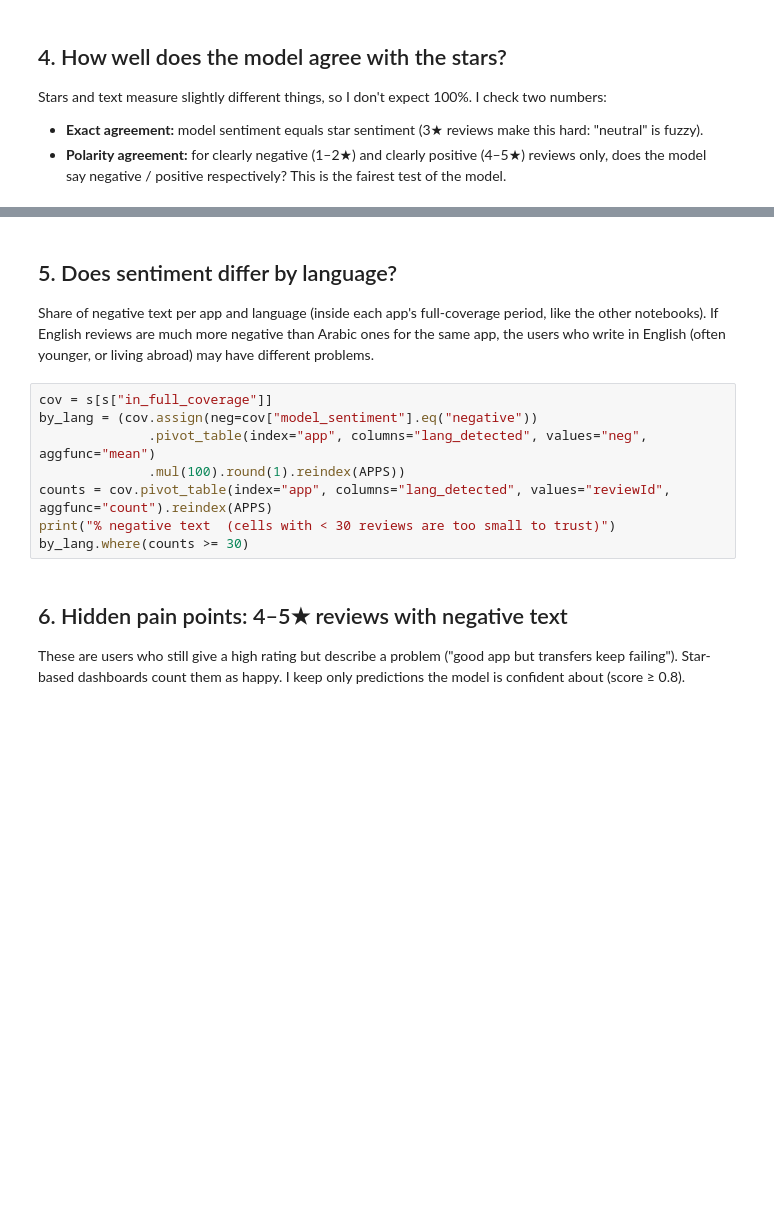
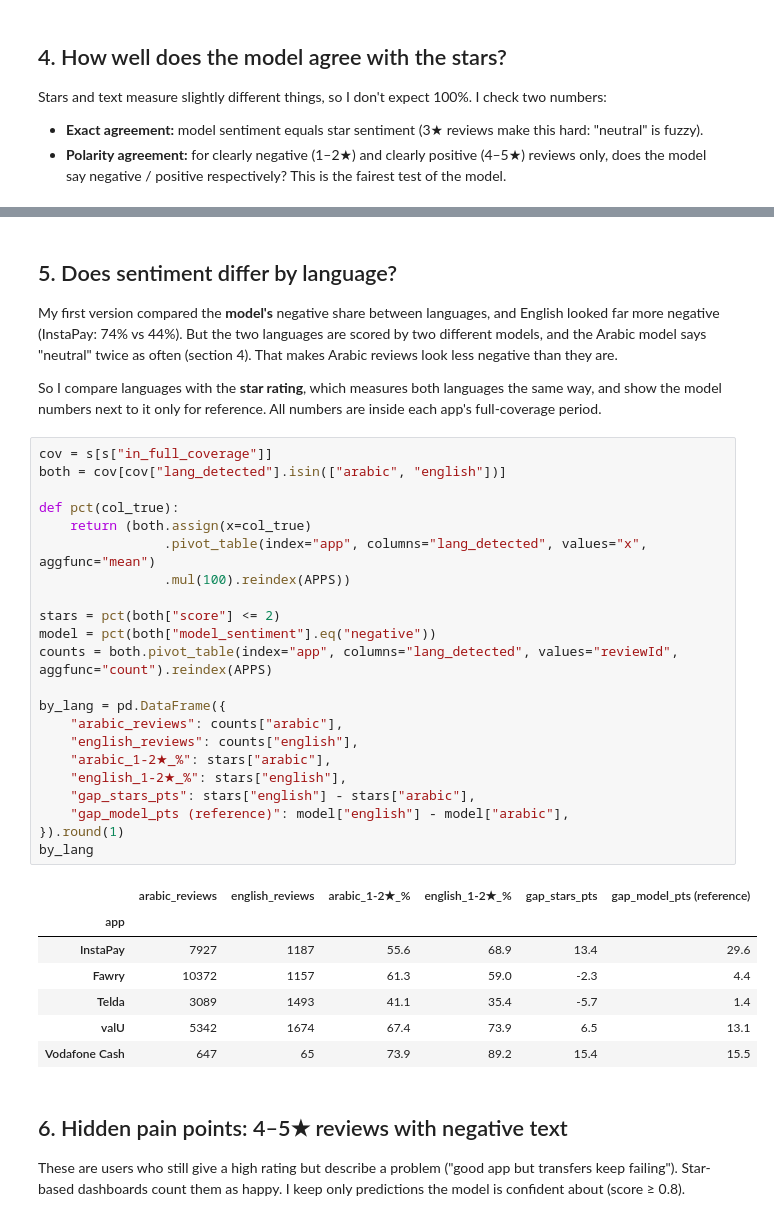
Before and after one commit to MohamedElsadany56/egypt-fintech-reviews, a Jupyter notebook: notebooks/04_sentiment.ipynb, the cells around one changed output, grey strips where cells are left out. Cells and saved outputs as stored; diff of their text form; blank space fills up the shorter version.

```diff
--- a/notebooks/04_sentiment.ipynb
+++ b/notebooks/04_sentiment.ipynb
@@ -179,17 +269,42 @@ for lang in ["arabic", "english"]:
 # %% [markdown]
 ## 5. Does sentiment differ by language?
 
-Share of negative text per app and language (inside each app's full-coverage period, like the other notebooks).
-If English reviews are much more negative than Arabic ones for the same app, the users who write in English
-(often younger, or living abroad) may have different problems.
+My first version compared the **model's** negative share between languages, and English looked far more negative
+(InstaPay: 74% vs 44%). But the two languages are scored by two different models, and the Arabic model says
+"neutral" twice as often (section 4). That makes Arabic reviews look less negative than they are.
+
+So I compare languages with the **star rating**, which measures both languages the same way, and show the model
+numbers next to it only for reference. All numbers are inside each app's full-coverage period.
 # %%
 cov = s[s["in_full_coverage"]]
-by_lang = (cov.assign(neg=cov["model_sentiment"].eq("negative"))
-              .pivot_table(index="app", columns="lang_detected", values="neg", aggfunc="mean")
-              .mul(100).round(1).reindex(APPS))
-counts = cov.pivot_table(index="app", columns="lang_detected", values="reviewId", aggfunc="count").reindex(APPS)
-print("% negative text  (cells with < 30 reviews are too small to trust)")
-by_lang.where(counts >= 30)
+both = cov[cov["lang_detected"].isin(["arabic", "english"])]
+
+def pct(col_true):
+    return (both.assign(x=col_true)
+                .pivot_table(index="app", columns="lang_detected", values="x", aggfunc="mean")
+                .mul(100).reindex(APPS))
+
+stars = pct(both["score"] <= 2)
+model = pct(both["model_sentiment"].eq("negative"))
+counts = both.pivot_table(index="app", columns="lang_detected", values="reviewId", aggfunc="count").reindex(APPS)
+
+by_lang = pd.DataFrame({
+    "arabic_reviews": counts["arabic"],
+    "english_reviews": counts["english"],
+    "arabic_1-2★_%": stars["arabic"],
+    "english_1-2★_%": stars["english"],
+    "gap_stars_pts": stars["english"] - stars["arabic"],
+    "gap_model_pts (reference)": model["english"] - model["arabic"],
+}).round(1)
+by_lang
+# %% [output]
+|  | arabic_reviews | english_reviews | arabic_1-2★_% | english_1-2★_% | gap_stars_pts | gap_model_pts (reference) |
+| app |  |  |  |  |  |  |
+| InstaPay | 7927 | 1187 | 55.6 | 68.9 | 13.4 | 29.6 |
+| Fawry | 10372 | 1157 | 61.3 | 59.0 | -2.3 | 4.4 |
+| Telda | 3089 | 1493 | 41.1 | 35.4 | -5.7 | 1.4 |
+| valU | 5342 | 1674 | 67.4 | 73.9 | 6.5 | 13.1 |
+| Vodafone Cash | 647 | 65 | 73.9 | 89.2 | 15.4 | 15.5 |
 # %% [markdown]
 ## 6. Hidden pain points: 4–5★ reviews with negative text
 
```
Also changed, not shown: parts of 20 cells of this notebook, 4 other files.
